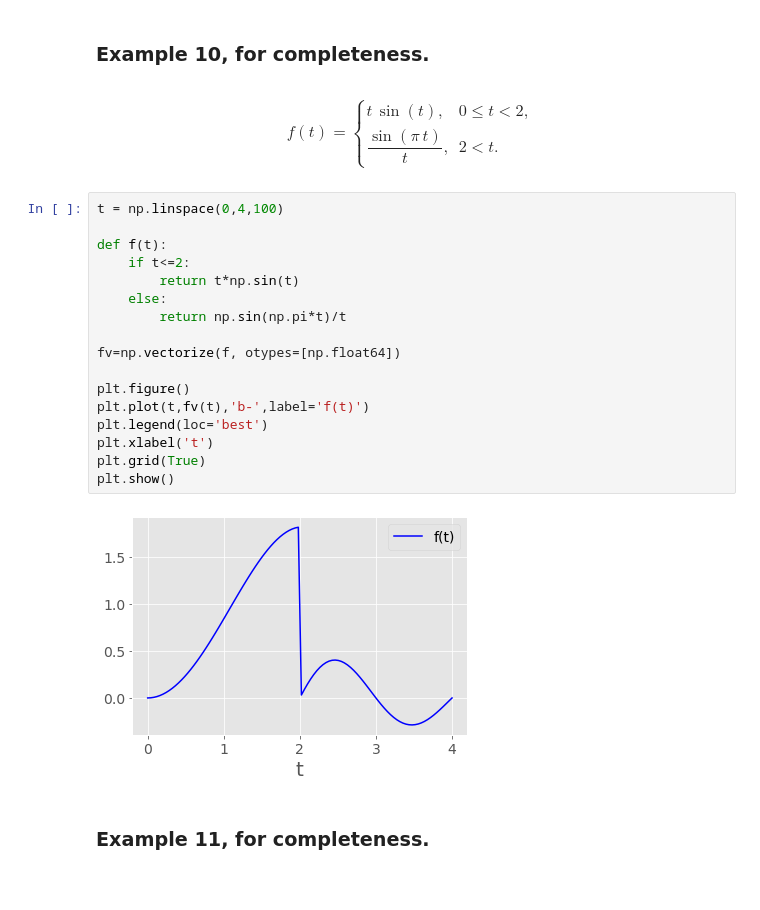
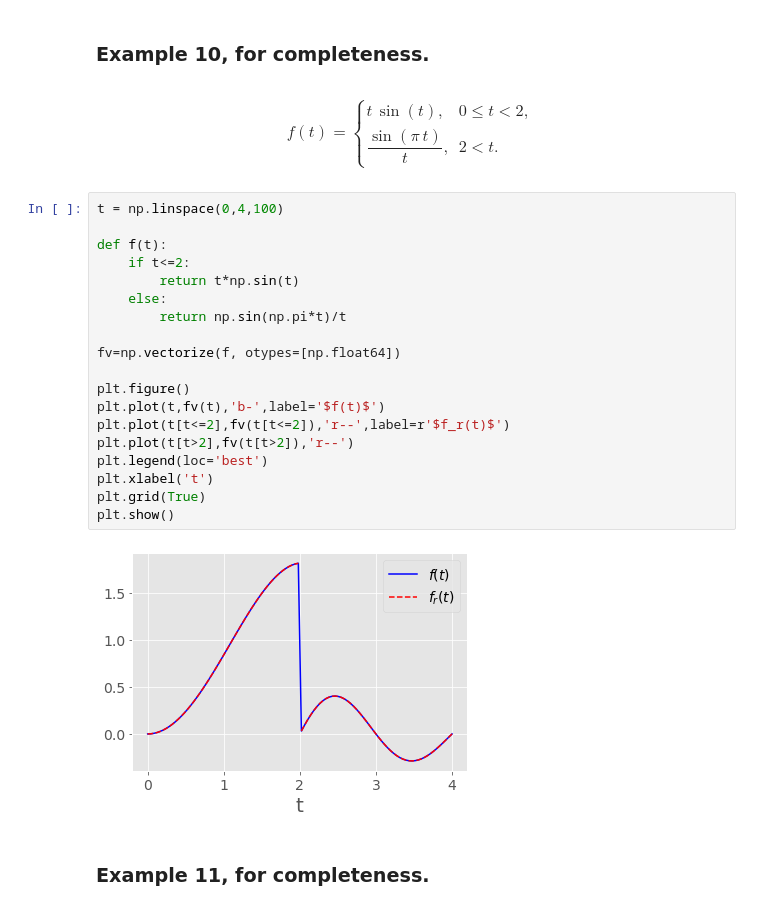
Before and after one commit to tclaudioe/Scientific-Computing, a Jupyter notebook: SC4/Chapter 1 - Intro IVP.ipynb, the cells around one changed output. Drawn from its saved outputs; the diff is of its cells as text.

```diff
--- a/SC4/Chapter 1 - Intro IVP.ipynb
+++ b/SC4/Chapter 1 - Intro IVP.ipynb
@@ -295,32 +301,34 @@ interactive(children=(IntSlider(value=40, description='elev', max=180, step=10),
 # %% [markdown]
 ### Example 10, for completeness.
 # %% [markdown]
-\begin{equation*}
+$$\begin{equation*}
 f(t)=
 \begin{cases}
 t\,\sin(t), & 0\leq t < 2, \\
 \dfrac{\sin(\pi\,t)}{t}, & 2 < t.
 \end{cases}
-\end{equation*}
+\end{equation*}$$
 # %%
 t = np.linspace(0,4,100)
 
 def f(t):
     if t<=2:
         return t*np.sin(t)
     else:
         return np.sin(np.pi*t)/t
 
 fv=np.vectorize(f, otypes=[np.float64])
 
 plt.figure()
-plt.plot(t,fv(t),'b-',label='f(t)')
+plt.plot(t,fv(t),'b-',label='$f(t)$')
+plt.plot(t[t<=2],fv(t[t<=2]),'r--',label=r'$f_r(t)$')
+plt.plot(t[t>2],fv(t[t>2]),'r--')
 plt.legend(loc='best')
 plt.xlabel('t')
 plt.grid(True)
 plt.show()
 # %% [output]
-[figure, old version]
+[figure, new version]
 # %% [markdown]
 ### Example 11, for completeness.
 # %% [markdown]
```
Also changed, not shown: parts of 18 cells of this notebook.
